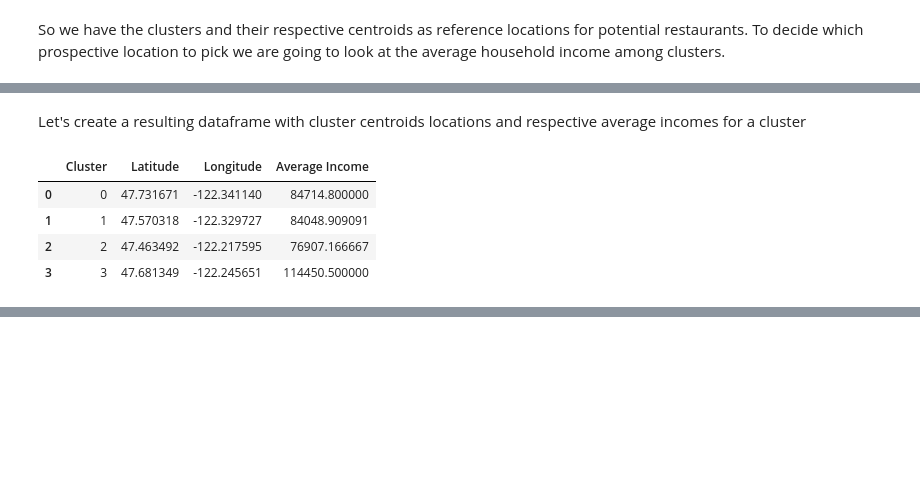
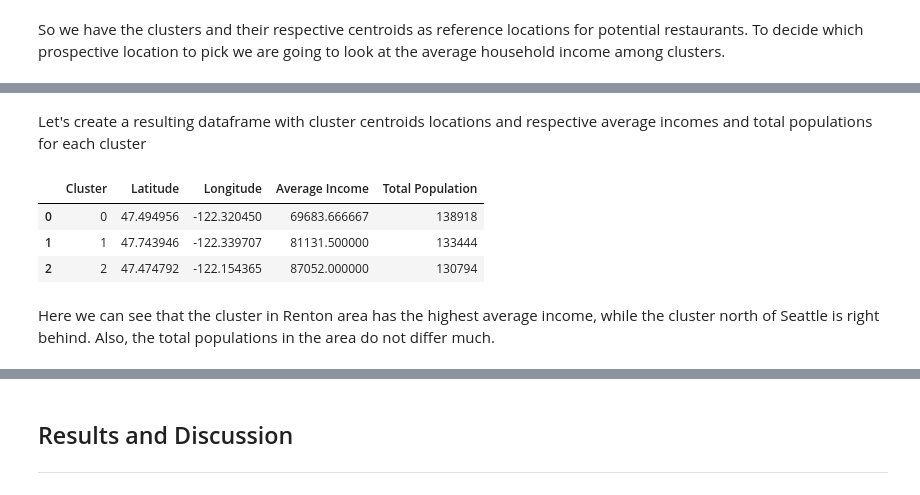
Before and after one commit to gdevisa/Coursera_Capstone, a Jupyter notebook: Capstone Project - The Battle of Neighborhoods.ipynb, the cells around one changed output, grey strips where cells are left out. Drawn from its saved outputs; the diff is of its cells as text; code cells hidden in the pictures; blank space fills up the shorter version.

```diff
--- a/Capstone Project - The Battle of Neighborhoods.ipynb
+++ b/Capstone Project - The Battle of Neighborhoods.ipynb
@@ -316,8 +365,4 @@ We are going to use DBSCAN since we have a nonuniform terrain with lakes to clus
 # %%
 seattle_clustering = other[['Latitude', 'Longitude']]
-kclusters = 4
+kclusters = 3
 kmeans = KMeans(n_clusters=kclusters, random_state=0).fit(seattle_clustering)
-# %%
-other = df
-other = other[~other['Neighborhood'].isin(ital['Neighborhood'].values)]
-other.head()
@@ -402,16 +437,21 @@ A function to retrieve household incomes from zip codes in a dataframe. If there
 # %%
-def getIncome(df):
+def getIncomePop(df):
     incomes = []
+    population = []
     for code in df['ZIP']:
         info = requests.get('https://api.zip-codes.com/ZipCodesAPI.svc/1.0/GetZipCodeDetails/{}?key=<AE7LR79I8JC8CNQRLGZF>'.format(code)).json()
         income = info['item']['IncomePerHousehold']
+        pop = info['item']['ZipCodePopulation']
         incomes.append(income)
+        population.append(pop)
     df['Income'] = incomes
     df['Income'] = df['Income'].astype(float)
+    df['Population'] = population
+    df['Population'] = df['Population'].astype(int)
     df = df[df['Income'] != 0]
+    df = df[df['Population'] != 0]
     return df
 # %%
-group0 = getIncome(group0)
-group1 = getIncome(group1)
-group2 = getIncome(group2)
-group3 = getIncome(group3)
+group0 = getIncomePop(group0)
+group1 = getIncomePop(group1)
+group2 = getIncomePop(group2)
@@ -472,17 +484,19 @@ group3
 # %% [markdown]
-Let's create a resulting dataframe with cluster centroids locations and respective average incomes for a cluster
+Let's create a resulting dataframe with cluster centroids locations and respective average incomes and total populations for each cluster
 # %%
-avg_income = [group0['Income'].mean(), group1['Income'].mean(), group2['Income'].mean(), group3['Income'].mean()]
-data = {'Cluster': [0, 1, 2, 3], 'Latitude': kmeans.cluster_centers_[:, 0],
-        'Longitude': kmeans.cluster_centers_[:, 1], 'Average Income': avg_income}
-final = pd.DataFrame(data, columns=['Cluster', 'Latitude', 'Longitude', 'Average Income'])
+avg_income = [group0['Income'].mean(), group1['Income'].mean(), group2['Income'].mean()]
+total_pop = [group0['Population'].sum(), group1['Population'].sum(), group2['Population'].sum()]
+data = {'Cluster': [0, 1, 2], 'Latitude': kmeans.cluster_centers_[:, 0],
+        'Longitude': kmeans.cluster_centers_[:, 1], 'Average Income': avg_income, 'Total Population': total_pop}
+final = pd.DataFrame(data, columns=['Cluster', 'Latitude', 'Longitude', 'Average Income', 'Total Population'])
 final
 # %% [output]
-|  | Cluster | Latitude | Longitude | Average Income |
-| 0 | 0 | 47.731671 | -122.341140 | 84714.800000 |
-| 1 | 1 | 47.570318 | -122.329727 | 84048.909091 |
-| 2 | 2 | 47.463492 | -122.217595 | 76907.166667 |
-| 3 | 3 | 47.681349 | -122.245651 | 114450.500000 |
+|  | Cluster | Latitude | Longitude | Average Income | Total Population |
+| 0 | 0 | 47.494956 | -122.320450 | 69683.666667 | 138918 |
+| 1 | 1 | 47.743946 | -122.339707 | 81131.500000 | 133444 |
+| 2 | 2 | 47.474792 | -122.154365 | 87052.000000 | 130794 |
+# %% [markdown]
+Here we can see that the cluster in Renton area has the highest average income, while the cluster north of Seattle is right behind. Also, the total populations in the area do not differ much.
 # %%
 map_clusters = folium.Map(location=[latitude, longitude], zoom_start=10)
 
@@ -520,3 +534,6 @@ for k in range(kclusters):
 map_clusters
 # %% [output]
 [interactive output not drawn]
+# %% [markdown]
+## Results and Discussion <a name="results"></a>
+---
```
Also changed, not shown: parts of 27 cells of this notebook.
